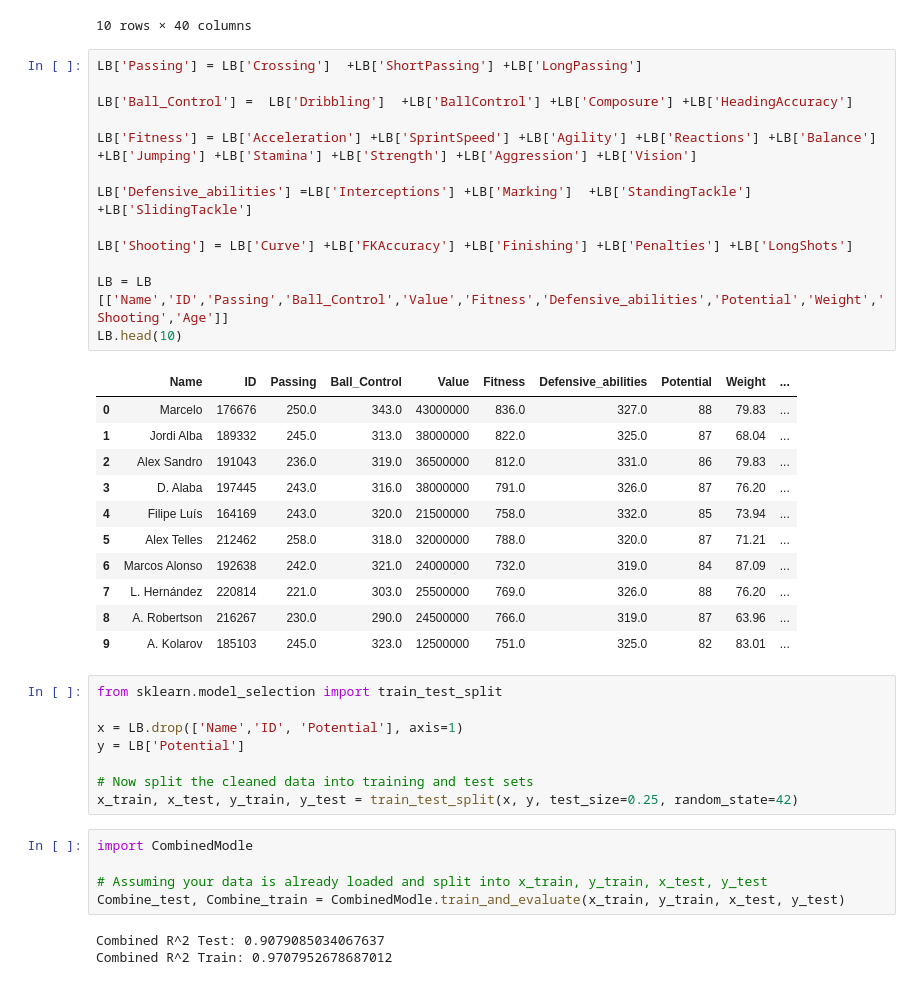
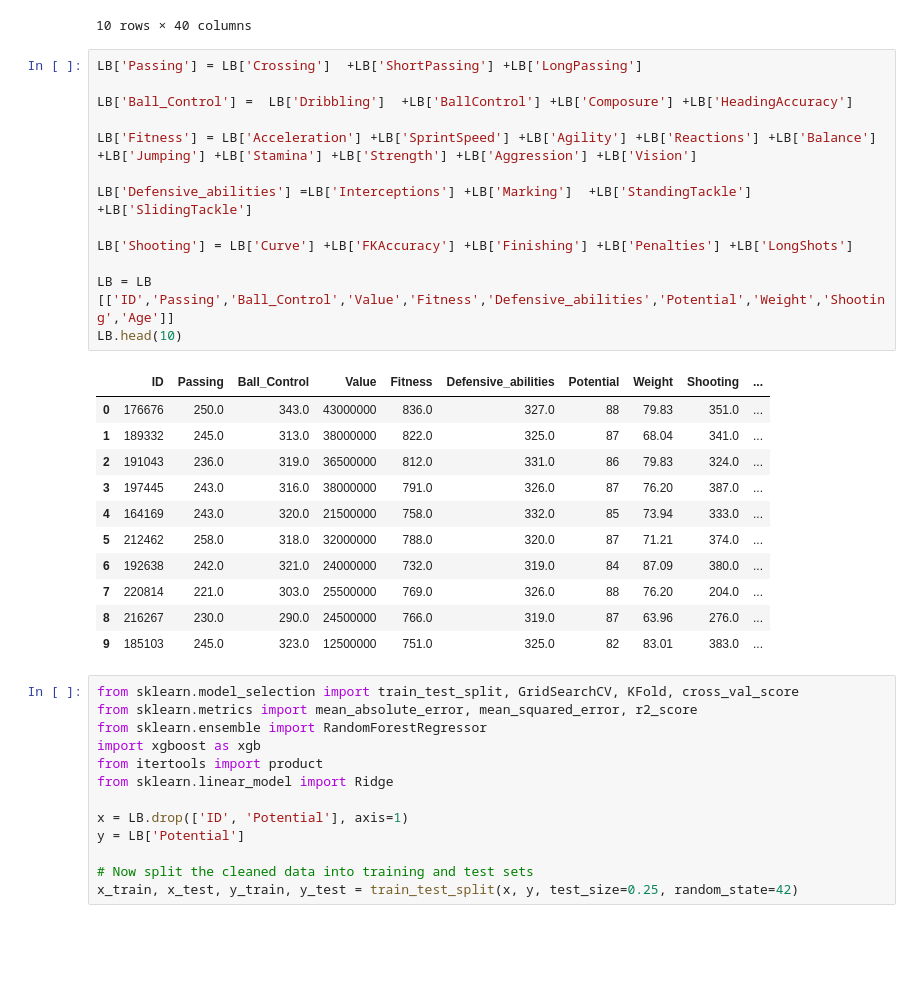
Before and after one commit to Vgoyal6809/Fifa, a Jupyter notebook: Left_Back.ipynb, the cells around one changed output. Saved outputs shown, nothing was run; the diff lists cells and outputs as text; blank space fills up the shorter version.

```diff
--- a/Left_Back.ipynb
+++ b/Left_Back.ipynb
@@ -96,41 +96,38 @@ LB.head(10)
 # %%
 LB['Passing'] = LB['Crossing']  +LB['ShortPassing'] +LB['LongPassing']
 
 LB['Ball_Control'] =  LB['Dribbling']  +LB['BallControl'] +LB['Composure'] +LB['HeadingAccuracy']
 
 LB['Fitness'] = LB['Acceleration'] +LB['SprintSpeed'] +LB['Agility'] +LB['Reactions'] +LB['Balance'] +LB['Jumping'] +LB['Stamina'] +LB['Strength'] +LB['Aggression'] +LB['Vision']
 
 LB['Defensive_abilities'] =LB['Interceptions'] +LB['Marking']  +LB['StandingTackle']  +LB['SlidingTackle']
 
 LB['Shooting'] = LB['Curve'] +LB['FKAccuracy'] +LB['Finishing'] +LB['Penalties'] +LB['LongShots']
 
-LB = LB [['Name','ID','Passing','Ball_Control','Value','Fitness','Defensive_abilities','Potential','Weight','Shooting','Age']]
+LB = LB [['ID','Passing','Ball_Control','Value','Fitness','Defensive_abilities','Potential','Weight','Shooting','Age']]
 LB.head(10)
 # %% [output]
-|  | Name | ID | Passing | Ball_Control | Value | Fitness | Defensive_abilities | Potential | Weight | ... |
-| 0 | Marcelo | 176676 | 250.0 | 343.0 | 43000000 | 836.0 | 327.0 | 88 | 79.83 | ... |
-| 1 | Jordi Alba | 189332 | 245.0 | 313.0 | 38000000 | 822.0 | 325.0 | 87 | 68.04 | ... |
-| 2 | Alex Sandro | 191043 | 236.0 | 319.0 | 36500000 | 812.0 | 331.0 | 86 | 79.83 | ... |
-| 3 | D. Alaba | 197445 | 243.0 | 316.0 | 38000000 | 791.0 | 326.0 | 87 | 76.20 | ... |
-| 4 | Filipe Luís | 164169 | 243.0 | 320.0 | 21500000 | 758.0 | 332.0 | 85 | 73.94 | ... |
-| 5 | Alex Telles | 212462 | 258.0 | 318.0 | 32000000 | 788.0 | 320.0 | 87 | 71.21 | ... |
-| 6 | Marcos Alonso | 192638 | 242.0 | 321.0 | 24000000 | 732.0 | 319.0 | 84 | 87.09 | ... |
-| 7 | L. Hernández | 220814 | 221.0 | 303.0 | 25500000 | 769.0 | 326.0 | 88 | 76.20 | ... |
-| 8 | A. Robertson | 216267 | 230.0 | 290.0 | 24500000 | 766.0 | 319.0 | 87 | 63.96 | ... |
-| 9 | A. Kolarov | 185103 | 245.0 | 323.0 | 12500000 | 751.0 | 325.0 | 82 | 83.01 | ... |
+|  | ID | Passing | Ball_Control | Value | Fitness | Defensive_abilities | Potential | Weight | Shooting | ... |
+| 0 | 176676 | 250.0 | 343.0 | 43000000 | 836.0 | 327.0 | 88 | 79.83 | 351.0 | ... |
+| 1 | 189332 | 245.0 | 313.0 | 38000000 | 822.0 | 325.0 | 87 | 68.04 | 341.0 | ... |
+| 2 | 191043 | 236.0 | 319.0 | 36500000 | 812.0 | 331.0 | 86 | 79.83 | 324.0 | ... |
+| 3 | 197445 | 243.0 | 316.0 | 38000000 | 791.0 | 326.0 | 87 | 76.20 | 387.0 | ... |
+| 4 | 164169 | 243.0 | 320.0 | 21500000 | 758.0 | 332.0 | 85 | 73.94 | 333.0 | ... |
+| 5 | 212462 | 258.0 | 318.0 | 32000000 | 788.0 | 320.0 | 87 | 71.21 | 374.0 | ... |
+| 6 | 192638 | 242.0 | 321.0 | 24000000 | 732.0 | 319.0 | 84 | 87.09 | 380.0 | ... |
+| 7 | 220814 | 221.0 | 303.0 | 25500000 | 769.0 | 326.0 | 88 | 76.20 | 204.0 | ... |
+| 8 | 216267 | 230.0 | 290.0 | 24500000 | 766.0 | 319.0 | 87 | 63.96 | 276.0 | ... |
+| 9 | 185103 | 245.0 | 323.0 | 12500000 | 751.0 | 325.0 | 82 | 83.01 | 383.0 | ... |
 # %%
-from sklearn.model_selection import train_test_split
+from sklearn.model_selection import train_test_split, GridSearchCV, KFold, cross_val_score
+from sklearn.metrics import mean_absolute_error, mean_squared_error, r2_score
+from sklearn.ensemble import RandomForestRegressor
+import xgboost as xgb
+from itertools import product
+from sklearn.linear_model import Ridge
 
-x = LB.drop(['Name','ID', 'Potential'], axis=1)
+x = LB.drop(['ID', 'Potential'], axis=1)
 y = LB['Potential']
 
 # Now split the cleaned data into training and test sets
 x_train, x_test, y_train, y_test = train_test_split(x, y, test_size=0.25, random_state=42)
-# %%
-import CombinedModle
-
-# Assuming your data is already loaded and split into x_train, y_train, x_test, y_test
-Combine_test, Combine_train = CombinedModle.train_and_evaluate(x_train, y_train, x_test, y_test)
-# %% [output]
-Combined R^2 Test: 0.9079085034067637
-Combined R^2 Train: 0.9707952678687012
```
Also changed, not shown: parts of 6 cells of this notebook.
